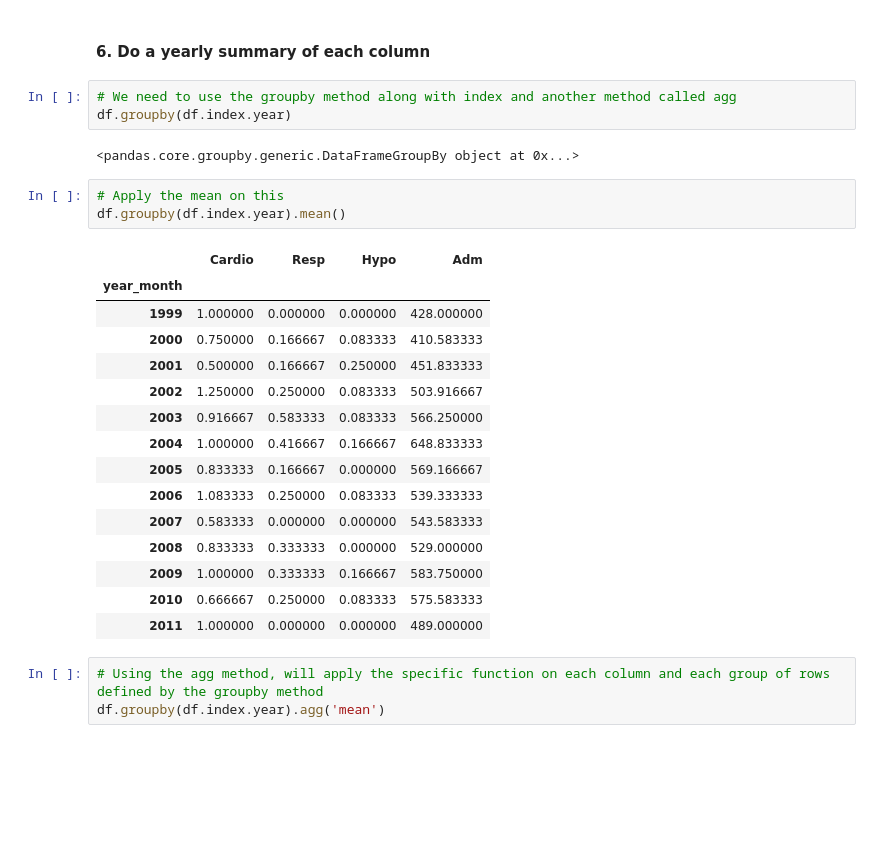
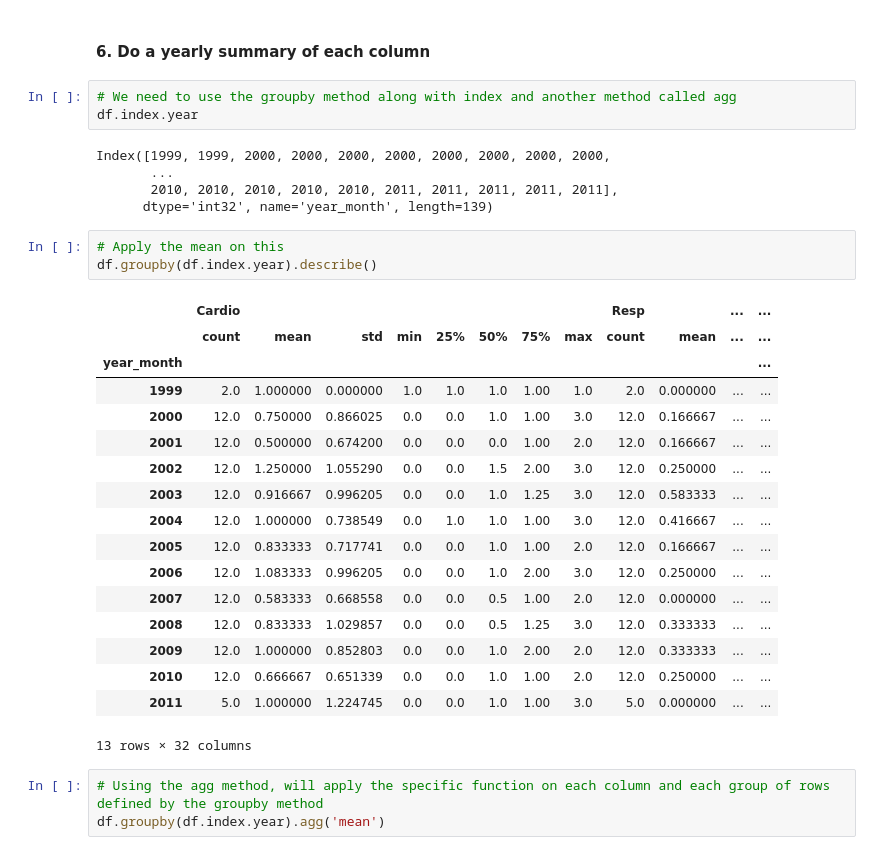
Before and after one commit to lrnv/inf-prof, a Jupyter notebook: 2_intro_to_panda/practical_correction.ipynb, the cells around one changed output. Saved outputs shown, nothing was run; the diff lists cells and outputs as text; blank space fills up the shorter version.

```diff
--- a/2_intro_to_panda/practical_correction.ipynb
+++ b/2_intro_to_panda/practical_correction.ipynb
@@ -872,28 +892,33 @@ Between December 2003 and February 2004, there is 62 days.
 #### 6. Do a yearly summary of each column
 # %%
 # We need to use the groupby method along with index and another method called agg
-df.groupby(df.index.year)
+df.index.year
 # %% [output]
-<pandas.core.groupby.generic.DataFrameGroupBy object at 0x...>
+Index([1999, 1999, 2000, 2000, 2000, 2000, 2000, 2000, 2000, 2000,
+       ...
+       2010, 2010, 2010, 2010, 2010, 2011, 2011, 2011, 2011, 2011],
+      dtype='int32', name='year_month', length=139)
 # %%
 # Apply the mean on this
-df.groupby(df.index.year).mean()
+df.groupby(df.index.year).describe()
 # %% [output]
-|  | Cardio | Resp | Hypo | Adm |
-| year_month |  |  |  |  |
-| 1999 | 1.000000 | 0.000000 | 0.000000 | 428.000000 |
-| 2000 | 0.750000 | 0.166667 | 0.083333 | 410.583333 |
-| 2001 | 0.500000 | 0.166667 | 0.250000 | 451.833333 |
-| 2002 | 1.250000 | 0.250000 | 0.083333 | 503.916667 |
-| 2003 | 0.916667 | 0.583333 | 0.083333 | 566.250000 |
-| 2004 | 1.000000 | 0.416667 | 0.166667 | 648.833333 |
-| 2005 | 0.833333 | 0.166667 | 0.000000 | 569.166667 |
-| 2006 | 1.083333 | 0.250000 | 0.083333 | 539.333333 |
-| 2007 | 0.583333 | 0.000000 | 0.000000 | 543.583333 |
-| 2008 | 0.833333 | 0.333333 | 0.000000 | 529.000000 |
-| 2009 | 1.000000 | 0.333333 | 0.166667 | 583.750000 |
-| 2010 | 0.666667 | 0.250000 | 0.083333 | 575.583333 |
-| 2011 | 1.000000 | 0.000000 | 0.000000 | 489.000000 |
+|  | Cardio |  |  |  |  |  |  |  | Resp |  | ... | ... |
+|  | count | mean | std | min | 25% | 50% | 75% | max | count | mean | ... | ... |
+| year_month |  |  |  |  |  |  |  |  |  |  |  | ... |
+| 1999 | 2.0 | 1.000000 | 0.000000 | 1.0 | 1.0 | 1.0 | 1.00 | 1.0 | 2.0 | 0.000000 | ... | ... |
+| 2000 | 12.0 | 0.750000 | 0.866025 | 0.0 | 0.0 | 1.0 | 1.00 | 3.0 | 12.0 | 0.166667 | ... | ... |
+| 2001 | 12.0 | 0.500000 | 0.674200 | 0.0 | 0.0 | 0.0 | 1.00 | 2.0 | 12.0 | 0.166667 | ... | ... |
+| 2002 | 12.0 | 1.250000 | 1.055290 | 0.0 | 0.0 | 1.5 | 2.00 | 3.0 | 12.0 | 0.250000 | ... | ... |
+| 2003 | 12.0 | 0.916667 | 0.996205 | 0.0 | 0.0 | 1.0 | 1.25 | 3.0 | 12.0 | 0.583333 | ... | ... |
+| 2004 | 12.0 | 1.000000 | 0.738549 | 0.0 | 1.0 | 1.0 | 1.00 | 3.0 | 12.0 | 0.416667 | ... | ... |
+| 2005 | 12.0 | 0.833333 | 0.717741 | 0.0 | 0.0 | 1.0 | 1.00 | 2.0 | 12.0 | 0.166667 | ... | ... |
+| 2006 | 12.0 | 1.083333 | 0.996205 | 0.0 | 0.0 | 1.0 | 2.00 | 3.0 | 12.0 | 0.250000 | ... | ... |
+| 2007 | 12.0 | 0.583333 | 0.668558 | 0.0 | 0.0 | 0.5 | 1.00 | 2.0 | 12.0 | 0.000000 | ... | ... |
+| 2008 | 12.0 | 0.833333 | 1.029857 | 0.0 | 0.0 | 0.5 | 1.25 | 3.0 | 12.0 | 0.333333 | ... | ... |
+| 2009 | 12.0 | 1.000000 | 0.852803 | 0.0 | 0.0 | 1.0 | 2.00 | 2.0 | 12.0 | 0.333333 | ... | ... |
+| 2010 | 12.0 | 0.666667 | 0.651339 | 0.0 | 0.0 | 1.0 | 1.00 | 2.0 | 12.0 | 0.250000 | ... | ... |
+| 2011 | 5.0 | 1.000000 | 1.224745 | 0.0 | 0.0 | 1.0 | 1.00 | 3.0 | 5.0 | 0.000000 | ... | ... |
+13 rows × 32 columns
 # %%
 # Using the agg method, will apply the specific function on each column and each group of rows defined by the groupby method
 df.groupby(df.index.year).agg('mean')
```
Also changed, not shown: parts of 14 cells of this notebook, 3 other files.
